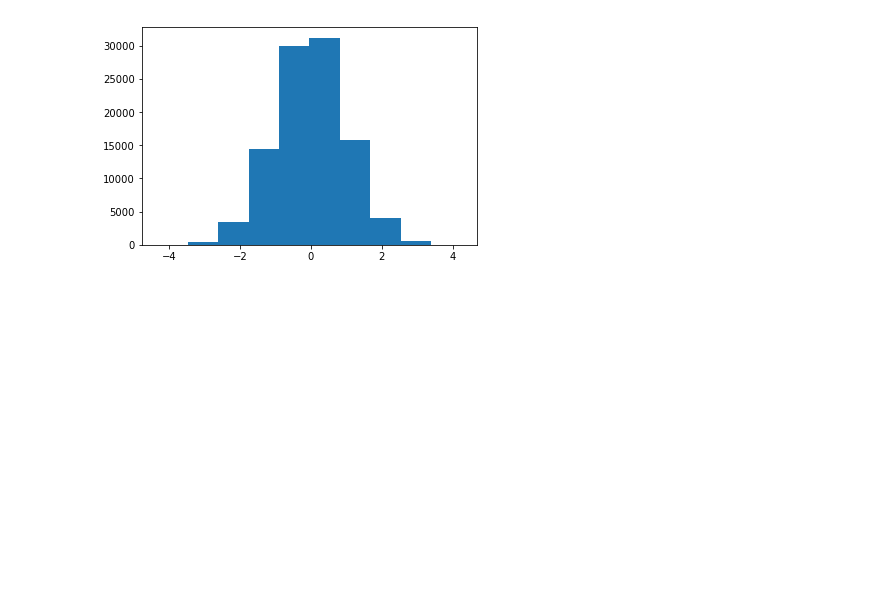
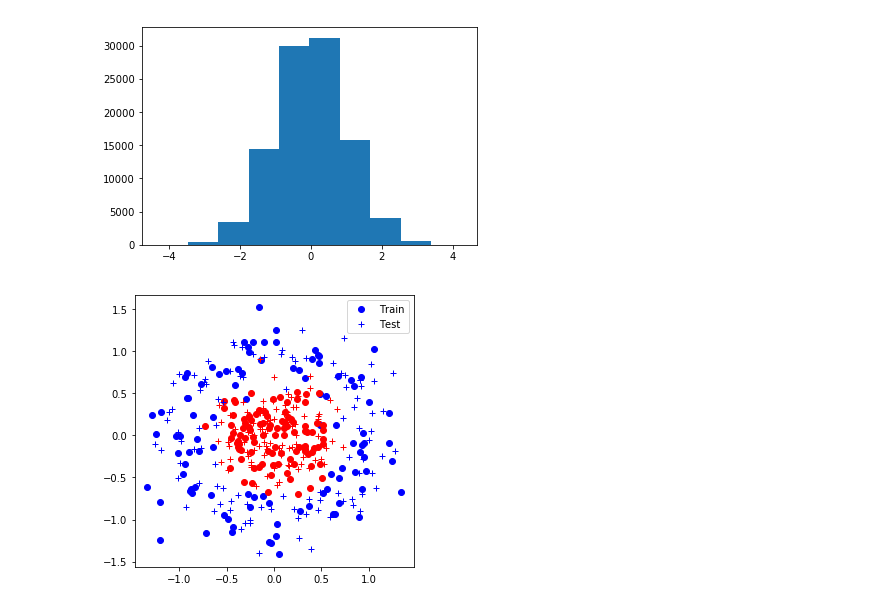
Before and after one commit to marioviti/NN, a Jupyter notebook: FCN/TME5.ipynb, the cells around one changed output. Cells and saved outputs as stored; diff of their text form; code cells hidden in the pictures; blank space fills up the shorter version.

```diff
--- a/FCN/TME5.ipynb
+++ b/FCN/TME5.ipynb
@@ -286,3 +354,90 @@ plt.hist(x)
 plt.show()
 # %% [output]
 [figure]
+# %%
+import torch
+import numpy as np
+from tme6 import CirclesData
+from torch.autograd import Variable
+
+def loss_accuracy(Yhat, Y):
+    L = - torch.mean(Y * torch.log(Yhat))
+
+    _, indYhat = torch.max(Yhat, 1)
+    _, indY = torch.max(Y, 1)
+
+    acc = torch.sum(indY == indYhat) #* 100 / indY.size(0);
+    acc = float(acc.data[0]) * 100./indY.size(0)
+
+    return L, acc
+
+def init_params_auto(nx, nh, ny):
+    params = {}
+    params['Wh'] = Variable(torch.randn(nh, nx), requires_grad=True)
+    params['bh'] = Variable(torch.zeros(nh, 1), requires_grad=True)
+    params['Wy'] = Variable(torch.randn(ny, nh) * 0.3, requires_grad=True)
+    params['by'] = Variable(torch.zeros(ny, 1),requires_grad=True)
+    return params
+
+def forward(params, X):
+    bsize = X.size(0)
+    nh = params['Wh'].size(0)
+    ny = params['Wy'].size(0)
+    outputs = {}
+    outputs['X'] = X
+    outputs['htilde'] = torch.mm(X, params['Wh'].t()) + params['bh'].t().expand(bsize, nh)
+    outputs['h'] = torch.tanh(outputs['htilde'])
+    outputs['ytilde'] = torch.mm(outputs['h'], params['Wy'].t()) + params['by'].t().expand(bsize, ny)
+    outputs['yhat'] = torch.exp(outputs['ytilde'])
+    outputs['yhat'] = outputs['yhat'] / (outputs['yhat'].sum(1, keepdim=True)).expand_as(outputs['yhat'])
+    return outputs['yhat'], outputs
+
+def sgd(params, eta=0.05):
+    params['Wy'].data -= eta * params['Wy'].grad.data
+    params['Wh'].data -= eta * params['Wh'].grad.data
+    params['by'].data -= eta * params['by'].grad.data
+    params['bh'].data -= eta * params['bh'].grad.data
+    return params
+
+data = CirclesData()
+data.plot_data()
+
+# init
+N = data.Xtrain.shape[0]
+Nbatch = 20
+nx = data.Xtrain.shape[1]
+nh = 10
+ny = data.Ytrain.shape[1]
+eps = 30
+params = init_params_auto(nx, nh, ny)
+
+
+for iteration in range(20):
+
+    perm = torch.randperm(N)
+    Xtrain = data.Xtrain[perm]
+    Ytrain = data.Ytrain[perm]
+
+    # batches
+    for j in range(N // Nbatch):
+        X = Xtrain[perm[j * Nbatch:(j+1) * Nbatch]]
+        Y = Ytrain[perm[j * Nbatch:(j+1) * Nbatch]]
+        Yhat, outputs = forward(params, Variable(X, requires_grad=False))
+        L, _ = loss_accuracy(Yhat, Variable(Y, requires_grad=False))
+        L.backward()
+        params = sgd(params, 0.03)
+
+    Yhat_train, _ = forward(params, Variable(data.Xtrain, requires_grad=False))
+    Yhat_test, _ = forward(params, Variable(data.Xtest, requires_grad=False))
+    Ltrain, acctrain = loss_accuracy(Yhat_train, Variable(data.Ytrain, requires_grad=False))
+    Ltest, acctest = loss_accuracy(Yhat_test, Variable(data.Ytest, requires_grad=False))
+    Ygrid, _ = forward(params, Variable(data.Xgrid, requires_grad=False))
+
+    title = 'Iter {}: Acc train {:.1f}% ({:.2f}), acc test {:.1f}% ({:.2f})'.format(iteration, acctrain, Ltrain.data[0], acctest, Ltest.data[0])
+    #print(title)
+    data.plot_data_with_grid(Ygrid.data, title)
+    L_train = Ltrain.data[0]
+    L_test = Ltest.data[0]
+    data.plot_loss((Ltrain.data[0]), (Ltest.data[0]), acctrain, acctest)
+# %% [output]
+[figure, added]
```
Also changed, not shown: parts of 4 cells of this notebook, 4 other files.
